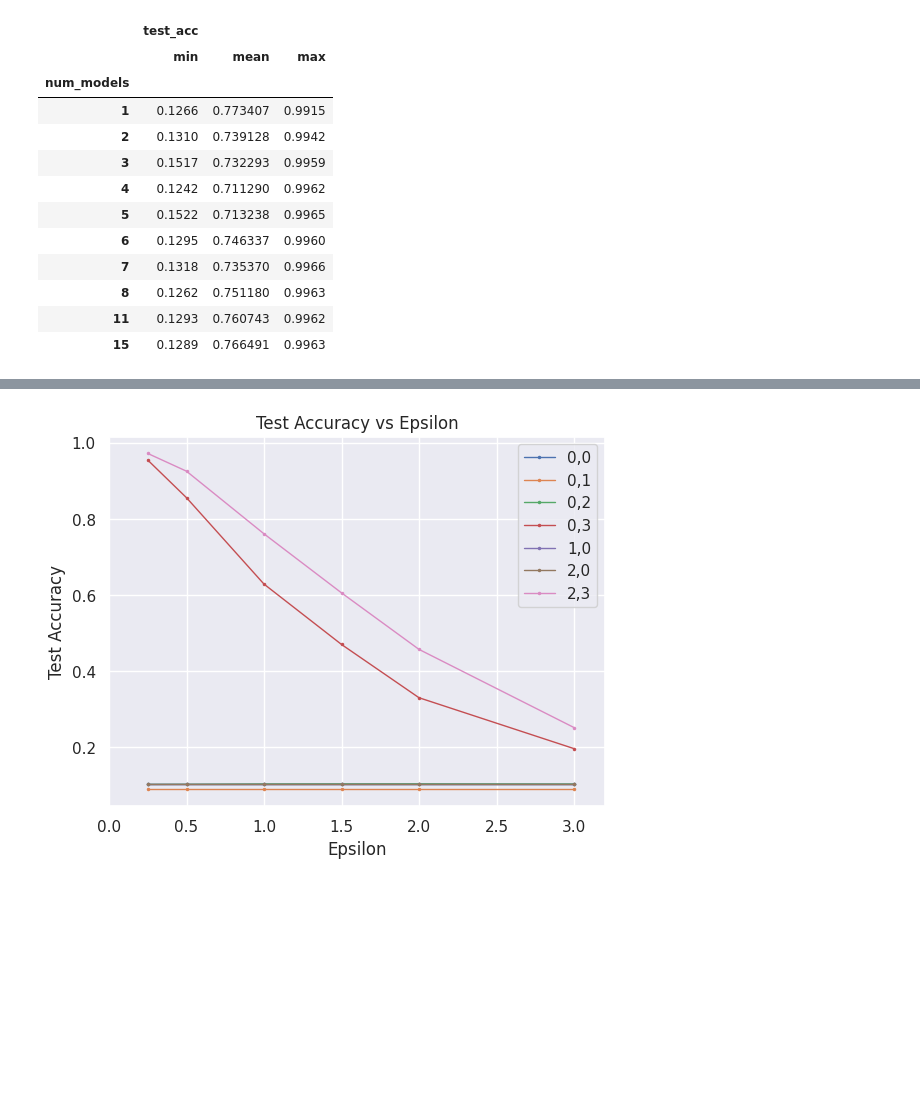
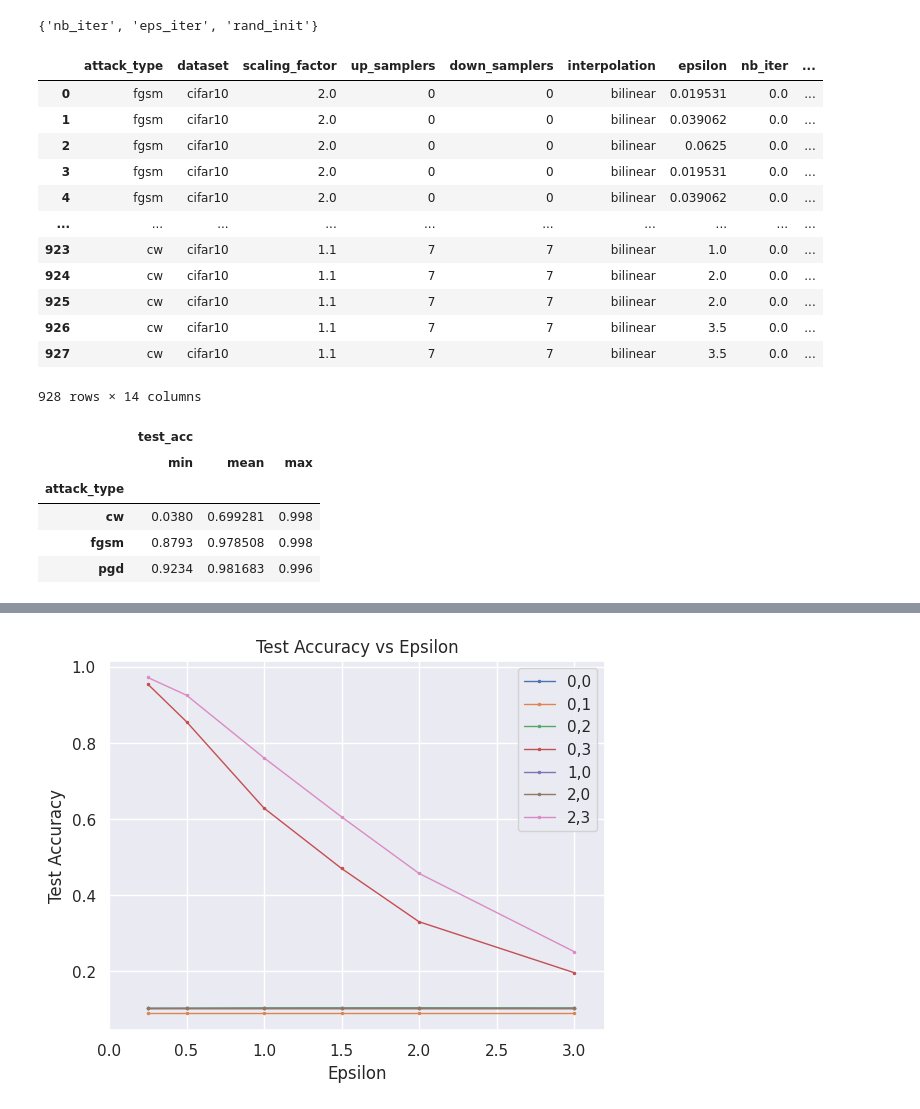
Before and after one commit to JasonTang99/gaussian-pyramid-defense, a Jupyter notebook: plot_exp.ipynb, the cells around one changed output, grey strips where cells are left out. Drawn from its saved outputs; the diff is of its cells as text; code cells hidden in the pictures; blank space fills up the shorter version.

```diff
--- a/plot_exp.ipynb
+++ b/plot_exp.ipynb
@@ -92,0 +14,12 @@ df.loc[1637:1643]
+# %%
+# read all results
+fgsm, pgd, cw = {}, {}, {}
+for fp in os.listdir("attack_results"):
+    if 'advens' not in fp:
+        results = read_results(os.path.join("attack_results", fp))
+        if "fgsm" in fp:
+            fgsm.update(results)
+        elif "pgd" in fp:
+            pgd.update(results)
+        elif "cw" in fp:
+            cw.update(results)
@@ -92,0 +85,8 @@ df.loc[1637:1643]
+# %%
+# Extract pgd attacks
+pgd_extras = fgsm_df[fgsm_df['rand_init'] == True]
+# add to pgd_df
+pgd_df = pd.concat([pgd_df, pgd_extras])
+pgd_df['attack_type'] = 'pgd'
+# remove duplicates
+pgd_df = pgd_df.drop_duplicates(subset=['attack_type', 'dataset', 'scaling_factor', 'up_samplers', 'down_samplers', 'interpolation', 'epsilon', 'nb_iter', 'eps_iter', 'rand_init', 'initial_const', 'voting_method', 'norm'])
@@ -93,17 +183,43 @@ df.loc[1637:1643]
+# %%
+# initialize undefined fgsm_pgd columns in cw
+print(set(fgsm_pgd_cols) - set(cw_cols))
+cw_filt['eps_iter'] = 0
+cw_filt['nb_iter'] = 0
+cw_filt['rand_init'] = False
+
+# set fgsm columns to the same
+fgsm_filt['eps_iter'] = 0
+fgsm_filt['nb_iter'] = 0
+fgsm_filt['rand_init'] = False
+# %% [output]
+{'nb_iter', 'eps_iter', 'rand_init'}
+# %%
+# combine dfs
+df = pd.concat([fgsm_filt, pgd_filt, cw_filt]).reset_index(drop=True)
+df
+# %% [output]
+|  | attack_type | dataset | scaling_factor | up_samplers | down_samplers | interpolation | epsilon | nb_iter | ... |
+| 0 | fgsm | cifar10 | 2.0 | 0 | 0 | bilinear | 0.019531 | 0.0 | ... |
+| 1 | fgsm | cifar10 | 2.0 | 0 | 0 | bilinear | 0.039062 | 0.0 | ... |
+| 2 | fgsm | cifar10 | 2.0 | 0 | 0 | bilinear | 0.0625 | 0.0 | ... |
+| 3 | fgsm | cifar10 | 2.0 | 0 | 0 | bilinear | 0.019531 | 0.0 | ... |
+| 4 | fgsm | cifar10 | 2.0 | 0 | 0 | bilinear | 0.039062 | 0.0 | ... |
+| ... | ... | ... | ... | ... | ... | ... | ... | ... | ... |
+| 923 | cw | cifar10 | 1.1 | 7 | 7 | bilinear | 1.0 | 0.0 | ... |
+| 924 | cw | cifar10 | 1.1 | 7 | 7 | bilinear | 2.0 | 0.0 | ... |
+| 925 | cw | cifar10 | 1.1 | 7 | 7 | bilinear | 2.0 | 0.0 | ... |
+| 926 | cw | cifar10 | 1.1 | 7 | 7 | bilinear | 3.5 | 0.0 | ... |
+| 927 | cw | cifar10 | 1.1 | 7 | 7 | bilinear | 3.5 | 0.0 | ... |
+928 rows × 14 columns
 # %%
-# group by num_models and calculate min, mean, max accuracy
-df.groupby('num_models').agg({'test_acc': ['min', 'mean', 'max']})
+# filter df to mnist
+df = df[df['dataset'] == 'mnist']
+# find min, mean, max test accuracy for each attack
+df.groupby(['attack_type']).agg({'test_acc': ['min', 'mean', 'max']})
 # %% [output]
 |  | test_acc |  |  |
 |  | min | mean | max |
-| num_models |  |  |  |
-| 1 | 0.1266 | 0.773407 | 0.9915 |
-| 2 | 0.1310 | 0.739128 | 0.9942 |
-| 3 | 0.1517 | 0.732293 | 0.9959 |
-| 4 | 0.1242 | 0.711290 | 0.9962 |
-| 5 | 0.1522 | 0.713238 | 0.9965 |
-| 6 | 0.1295 | 0.746337 | 0.9960 |
-| 7 | 0.1318 | 0.735370 | 0.9966 |
-| 8 | 0.1262 | 0.751180 | 0.9963 |
-| 11 | 0.1293 | 0.760743 | 0.9962 |
-| 15 | 0.1289 | 0.766491 | 0.9963 |
+| attack_type |  |  |  |
+| cw | 0.0380 | 0.699281 | 0.998 |
+| fgsm | 0.8793 | 0.978508 | 0.998 |
+| pgd | 0.9234 | 0.981683 | 0.996 |
```
Also changed, not shown: parts of 28 cells of this notebook, 2 other files.
